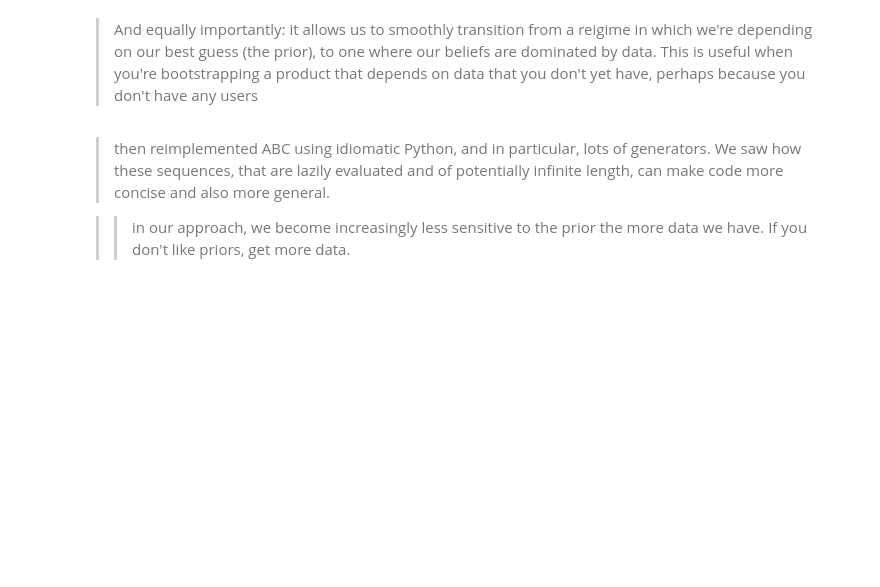
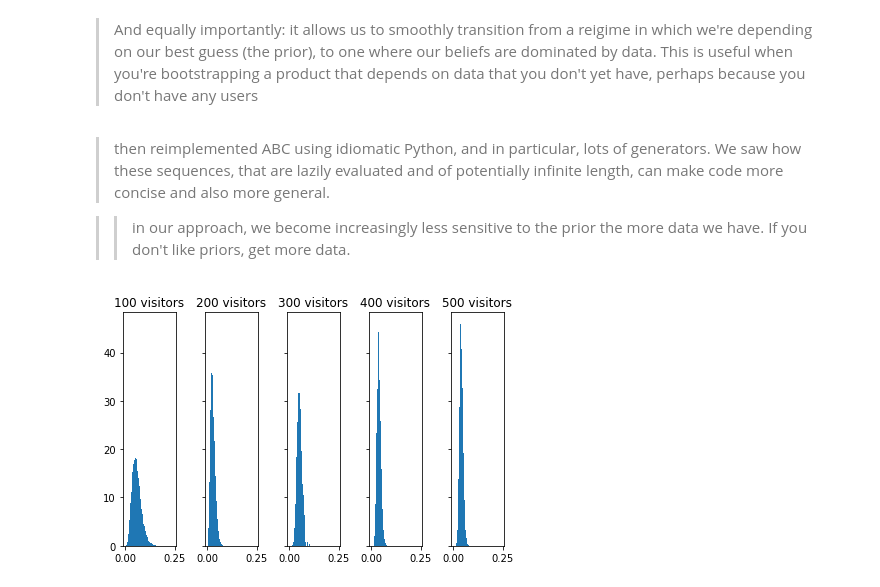
Before and after one commit to alhaol/pymc3, a Jupyter notebook: Oriole_2.ipynb, the cells around one changed output. Drawn from its saved outputs; the diff is of its cells as text; code cells hidden in the pictures; blank space fills up the shorter version.

```diff
--- a/Oriole_2.ipynb
+++ b/Oriole_2.ipynb
@@ -265,3 +265,20 @@ fig.tight_layout()
 >  then reimplemented ABC using idiomatic Python, and in particular, lots of generators. We saw how these sequences, that are lazily evaluated and of potentially infinite length, can make code more concise and also more general.
 
 >> in our approach, we become increasingly less sensitive to the prior the more data we have. If you don't like priors, get more data.
+# %%
+#Number of data per user 20 --> 100
+
+conversions = [5, 0, 10, 0, 5]  # every 20 visitors and add up to 4%
+posteriors = online_abayes(
+    datas=conversions,
+    prior_sampler=uniform_prior_sampler(),
+    simulate=lambda p: simulate_conversion(p, 100),
+    compare=compare_conversion)
+# %%
+fig, ax = plt.subplots(1, len(conversions), sharey=True)
+for i, p in enumerate(posteriors):
+    ax[i].hist(p, bins=abbins, normed=True)
+    ax[i].set_title('{} visitors'.format((i+1)*100))
+fig.tight_layout()
+# %% [output]
+[figure, added]
```
Also changed, not shown: parts of 8 cells of this notebook.
